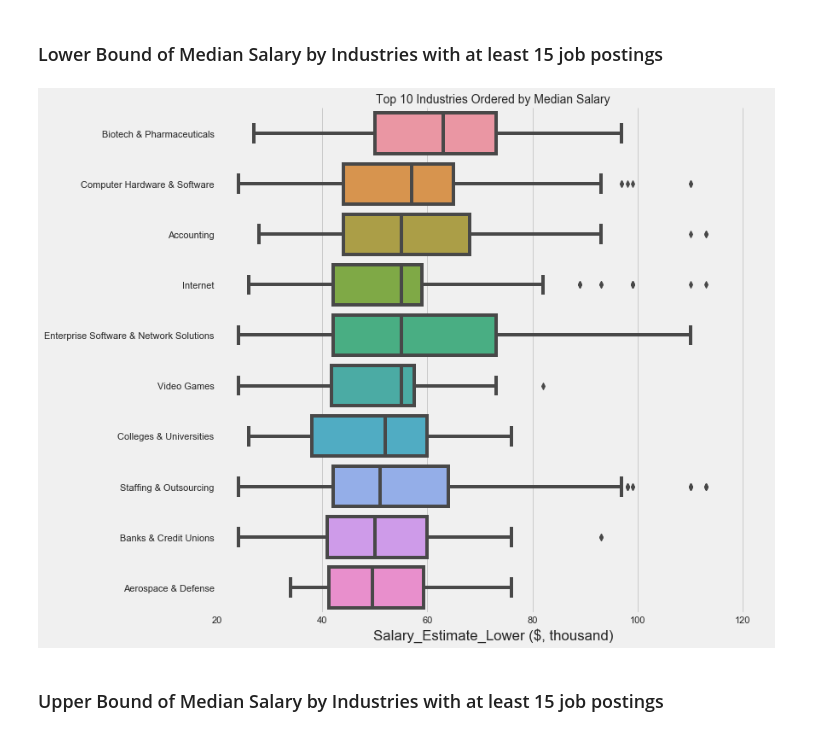
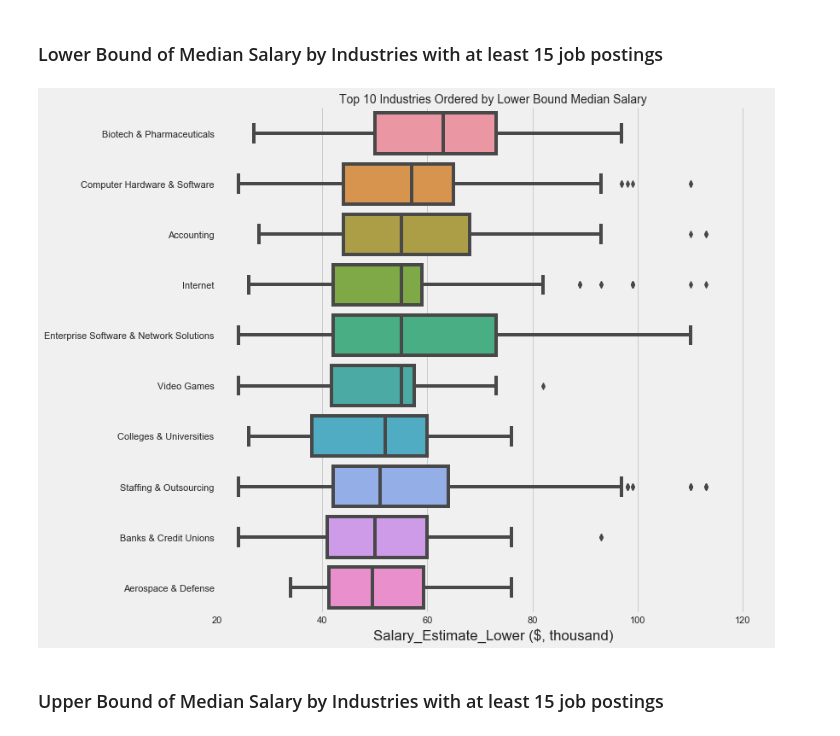
Before and after one commit to aclao89/data_analyst_jobs_search, a Jupyter notebook: Untitled.ipynb, the cells around one changed output. Drawn from its saved outputs; the diff is of its cells as text; code cells hidden in the pictures.

```diff
--- a/Untitled.ipynb
+++ b/Untitled.ipynb
@@ -430,31 +409,31 @@ plt.show()
 # %%
 plt.style.use('fivethirtyeight')
 count_industry = da_jobs['Industry'].value_counts()
 count_industry
 
 min_cut = 15
 #For loop to select all those industres with 15 or less postings
 drop_rows = []
 for i in range(da_jobs.shape[0]):
     industry = str(da_jobs.loc[i, "Industry"])
     if industry != "nan":
         value = count_industry[industry]
         if value <= min_cut:
             drop_rows.append(i)
 
 da_jobs_edit = da_jobs.drop(drop_rows)
 da_jobs_drop = da_jobs_edit.groupby("Industry").median().sort_values(by ="Salary_Estimate_Lower ($, thousand)", ascending= False)
 
 
 chart = sns.catplot(x="Salary_Estimate_Lower ($, thousand)", y="Industry", kind="box", data=da_jobs, order=da_jobs_drop.iloc[:10].index)
 chart.set(xlim=(20, 125))
 chart.fig.set_size_inches(30, 10)
 chart.ax.set_xticks([25,50,75,100,125], minor=True)
-plt.title("Top 10 Industries Ordered by Median Salary", fontsize=14)
+plt.title("Top 10 Industries Ordered by Lower Bound Median Salary", fontsize=14)
 plt.ylabel("")
 plt.show()
 # %% [output]
-[figure, old version]
+[figure, new version]
 # %% [markdown]
 ### Upper Bound of Median Salary by Industries with at least 15 job postings
 # %%
```
Also changed, not shown: parts of 13 cells of this notebook.
